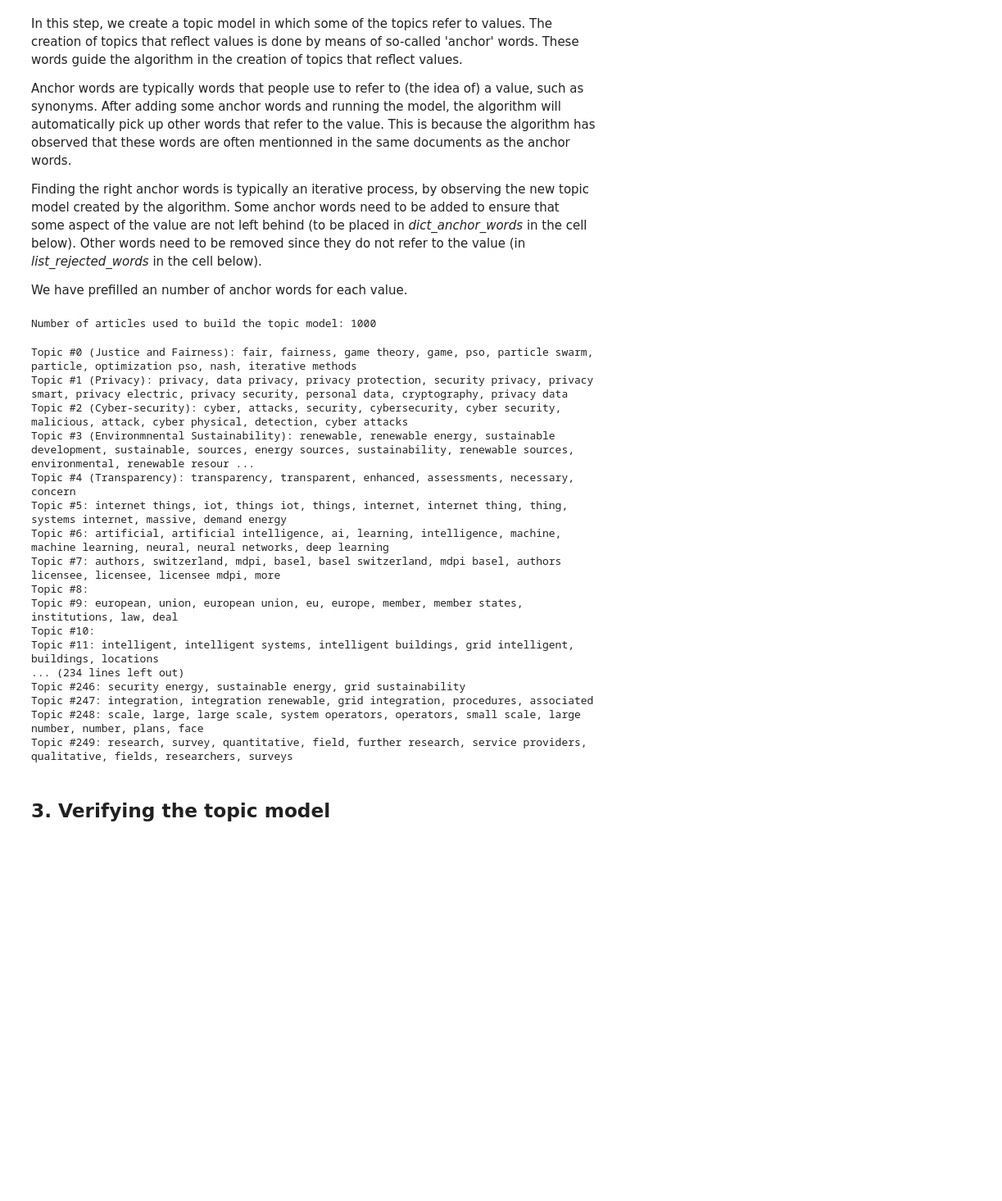
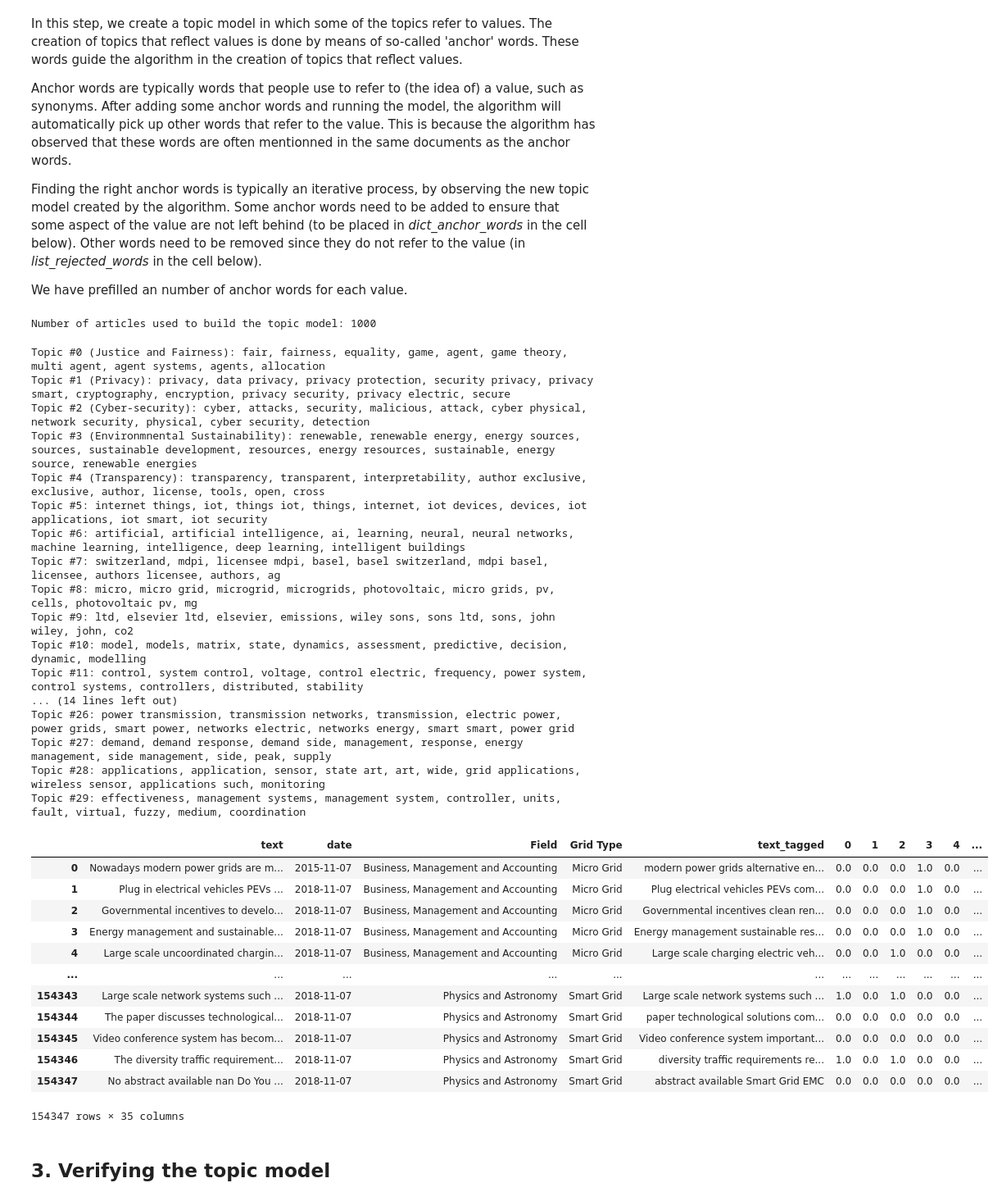
Before and after one commit to tristandewildt/ValueMonitor, a Jupyter notebook: ValueMonitor_create_own_model_Thomas.ipynb, the cells around one changed output. Shown at 82% size. Cells and saved outputs as stored; diff of their text form; code cells hidden in the pictures; blank space fills up the shorter version.

```diff
--- a/ValueMonitor_create_own_model_Thomas.ipynb
+++ b/ValueMonitor_create_own_model_Thomas.ipynb
@@ -194,6 +221,6 @@ list_anchor_words_other_topics = [
 ]
 # %%
-number_of_topics_to_find = 250
+number_of_topics_to_find = 30
 number_of_documents_in_analysis = 1000
 
 number_of_words_per_topic_to_show = 10
@@ -218,23 +245,39 @@ df_with_topics = create_df_with_topics(df = df,
                                        best_number_of_topics = number_of_topics_to_find)
 # %% [output]
 Number of articles used to build the topic model: 1000
-Topic #0 (Justice and Fairness): fair, fairness, game theory, game, pso, particle swarm, particle, optimization pso, nash, iterative methods
-Topic #1 (Privacy): privacy, data privacy, privacy protection, security privacy, privacy smart, privacy electric, privacy security, personal data, cryptography, privacy data
-Topic #2 (Cyber-security): cyber, attacks, security, cybersecurity, cyber security, malicious, attack, cyber physical, detection, cyber attacks
-Topic #3 (Environmnental Sustainability): renewable, renewable energy, sustainable development, sustainable, sources, energy sources, sustainability, renewable sources, environmental, renewable resour ...
-Topic #4 (Transparency): transparency, transparent, enhanced, assessments, necessary, concern
-Topic #5: internet things, iot, things iot, things, internet, internet thing, thing, systems internet, massive, demand energy
-Topic #6: artificial, artificial intelligence, ai, learning, intelligence, machine, machine learning, neural, neural networks, deep learning
-Topic #7: authors, switzerland, mdpi, basel, basel switzerland, mdpi basel, authors licensee, licensee, licensee mdpi, more
-Topic #8:
-Topic #9: european, union, european union, eu, europe, member, member states, institutions, law, deal
-Topic #10:
-Topic #11: intelligent, intelligent systems, intelligent buildings, grid intelligent, buildings, locations
-... (234 lines left out)
-Topic #246: security energy, sustainable energy, grid sustainability
-Topic #247: integration, integration renewable, grid integration, procedures, associated
-Topic #248: scale, large, large scale, system operators, operators, small scale, large number, number, plans, face
-Topic #249: research, survey, quantitative, field, further research, service providers, qualitative, fields, researchers, surveys
+Topic #0 (Justice and Fairness): fair, fairness, equality, game, agent, game theory, multi agent, agent systems, agents, allocation
+Topic #1 (Privacy): privacy, data privacy, privacy protection, security privacy, privacy smart, cryptography, encryption, privacy security, privacy electric, secure
+Topic #2 (Cyber-security): cyber, attacks, security, malicious, attack, cyber physical, network security, physical, cyber security, detection
+Topic #3 (Environmnental Sustainability): renewable, renewable energy, energy sources, sources, sustainable development, resources, energy resources, sustainable, energy source, renewable energies
+Topic #4 (Transparency): transparency, transparent, interpretability, author exclusive, exclusive, author, license, tools, open, cross
+Topic #5: internet things, iot, things iot, things, internet, iot devices, devices, iot applications, iot smart, iot security
+Topic #6: artificial, artificial intelligence, ai, learning, neural, neural networks, machine learning, intelligence, deep learning, intelligent buildings
+Topic #7: switzerland, mdpi, licensee mdpi, basel, basel switzerland, mdpi basel, licensee, authors licensee, authors, ag
+Topic #8: micro, micro grid, microgrid, microgrids, photovoltaic, micro grids, pv, cells, photovoltaic pv, mg
+Topic #9: ltd, elsevier ltd, elsevier, emissions, wiley sons, sons ltd, sons, john wiley, john, co2
+Topic #10: model, models, matrix, state, dynamics, assessment, predictive, decision, dynamic, modelling
+Topic #11: control, system control, voltage, control electric, frequency, power system, control systems, controllers, distributed, stability
+... (14 lines left out)
+Topic #26: power transmission, transmission networks, transmission, electric power, power grids, smart power, networks electric, networks energy, smart smart, power grid
+Topic #27: demand, demand response, demand side, management, response, energy management, side management, side, peak, supply
+Topic #28: applications, application, sensor, state art, art, wide, grid applications, wireless sensor, applications such, monitoring
+Topic #29: effectiveness, management systems, management system, controller, units, fault, virtual, fuzzy, medium, coordination
+# %%
+df_with_topics['date'] = df_with_topics['date'].astype('datetime64[ns]')
+# %% [output]
+|  | text | date | Field | Grid Type | text_tagged | 0 | 1 | 2 | 3 | 4 | ... |
+| 0 | Nowadays modern power grids are m... | 2015-11-07 | Business, Management and Accounting | Micro Grid | modern power grids alternative en... | 0.0 | 0.0 | 0.0 | 1.0 | 0.0 | ... |
+| 1 | Plug in electrical vehicles PEVs ... | 2018-11-07 | Business, Management and Accounting | Micro Grid | Plug electrical vehicles PEVs com... | 0.0 | 0.0 | 0.0 | 1.0 | 0.0 | ... |
+| 2 | Governmental incentives to develo... | 2018-11-07 | Business, Management and Accounting | Micro Grid | Governmental incentives clean ren... | 0.0 | 0.0 | 0.0 | 1.0 | 0.0 | ... |
+| 3 | Energy management and sustainable... | 2018-11-07 | Business, Management and Accounting | Micro Grid | Energy management sustainable res... | 0.0 | 0.0 | 0.0 | 1.0 | 0.0 | ... |
+| 4 | Large scale uncoordinated chargin... | 2018-11-07 | Business, Management and Accounting | Micro Grid | Large scale charging electric veh... | 0.0 | 0.0 | 1.0 | 0.0 | 0.0 | ... |
+| ... | ... | ... | ... | ... | ... | ... | ... | ... | ... | ... | ... |
+| 154343 | Large scale network systems such ... | 2018-11-07 | Physics and Astronomy | Smart Grid | Large scale network systems such ... | 1.0 | 0.0 | 1.0 | 0.0 | 0.0 | ... |
+| 154344 | The paper discusses technological... | 2018-11-07 | Physics and Astronomy | Smart Grid | paper technological solutions com... | 0.0 | 0.0 | 0.0 | 0.0 | 0.0 | ... |
+| 154345 | Video conference system has becom... | 2018-11-07 | Physics and Astronomy | Smart Grid | Video conference system important... | 0.0 | 0.0 | 0.0 | 0.0 | 0.0 | ... |
+| 154346 | The diversity traffic requirement... | 2018-11-07 | Physics and Astronomy | Smart Grid | diversity traffic requirements re... | 1.0 | 0.0 | 1.0 | 0.0 | 0.0 | ... |
+| 154347 | No abstract available nan Do You ... | 2018-11-07 | Physics and Astronomy | Smart Grid | abstract available Smart Grid EMC | 0.0 | 0.0 | 0.0 | 0.0 | 0.0 | ... |
+154347 rows × 35 columns
 # %% [markdown]
 ## 3. Verifying the topic model   <a name="verifying_the_topic_model"></a>
 # %% [markdown]
```
Also changed, not shown: parts of 25 cells of this notebook.
